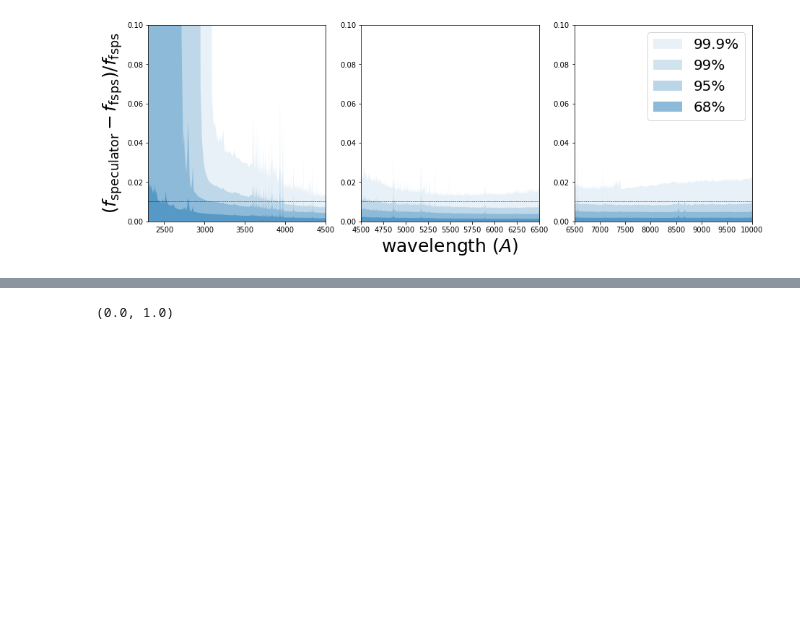
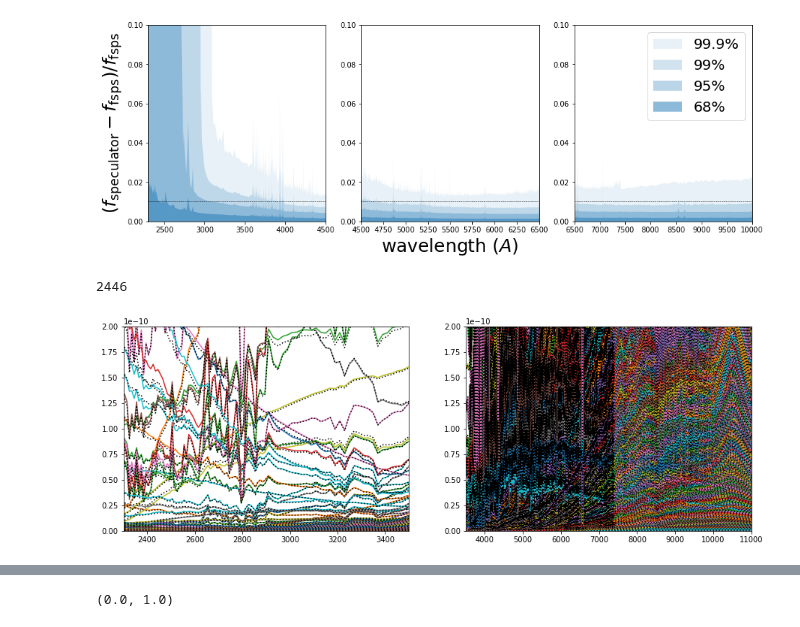
Before and after one commit to changhoonhahn/gqp_mc, a Jupyter notebook: nb/validate_trained_desi_complexdust_speculator_wavebins.ipynb, the cells around one changed output, grey strips where cells are left out. Cells and saved outputs as stored; diff of their text form; code cells hidden in the pictures; blank space fills up the shorter version.

```diff
--- a/nb/validate_trained_desi_complexdust_speculator_wavebins.ipynb
+++ b/nb/validate_trained_desi_complexdust_speculator_wavebins.ipynb
@@ -103,3 +103,24 @@ for iwave in range(len(wave_bins)):
   sub.set_ylim(0., 0.1)
 # %% [output]
 [figure]
+# %%
+frac_dspectrum = np.abs((spectrum_spec - spectrum_test) / spectrum_test)
+bad_NUV = (np.max(frac_dspectrum[:,waves < 3500], axis=1) > 0.05)
+print(np.sum(bad_NUV))
+
+fig = plt.figure(figsize=(15,5))
+for i in range(2):
+  sub = fig.add_subplot(1,2,i+1)
+
+  for ii in np.arange(spectrum_test.shape[0])[bad_NUV]:
+    sub.plot(waves, spectrum_spec[ii])
+    sub.plot(waves, spectrum_test[ii], c='k', ls=':')
+  if i == 0:
+    sub.set_xlim(2.3e3, 3.5e3)
+    sub.set_ylim(0., 2e-10)
+  elif i == 1:
+    sub.set_xlim(3.5e3, 1.1e4)
+    sub.set_ylim(0., 2e-10)
+# %% [output]
+2446
+[figure, added]
```
Also changed, not shown: parts of 3 cells of this notebook.
